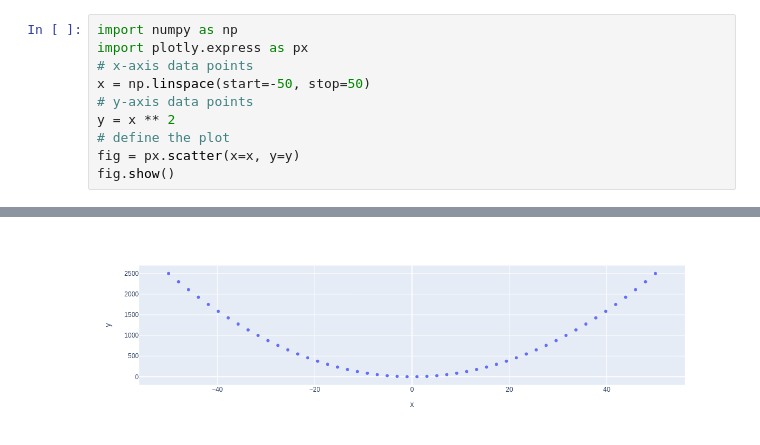
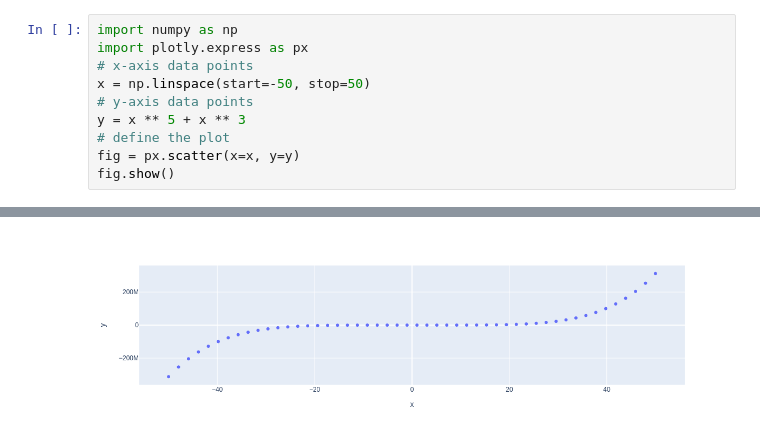
Before and after one commit to SomTakalkar/my-notebooks-repo, a Jupyter notebook: experiment1.ipynb, the cells around one changed output, grey strips where cells are left out. Cells and saved outputs as stored; diff of their text form.

```diff
--- a/experiment1.ipynb
+++ b/experiment1.ipynb
@@ -4,7 +4,7 @@ import plotly.express as px
 # x-axis data points
 x = np.linspace(start=-50, stop=50)
 # y-axis data points
-y = x ** 2
+y = x ** 5 + x ** 3
 # define the plot
 fig = px.scatter(x=x, y=y)
 fig.show()
@@ -13 +12 @@ fig.show()
-[figure, old version]
+[figure, new version]
```
Also changed, not shown: parts of 1 cell of this notebook.
